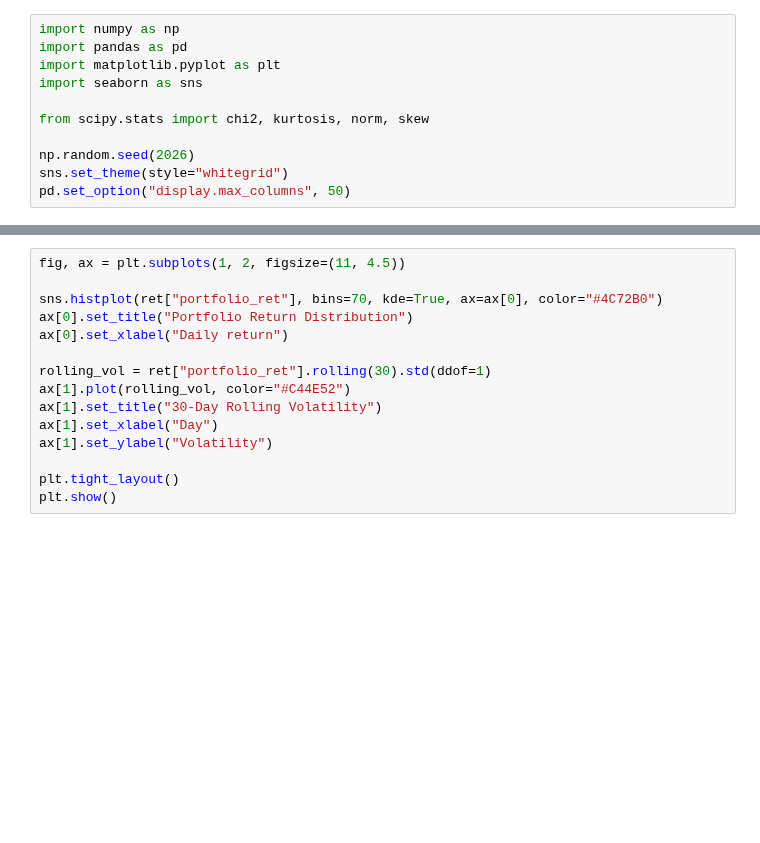
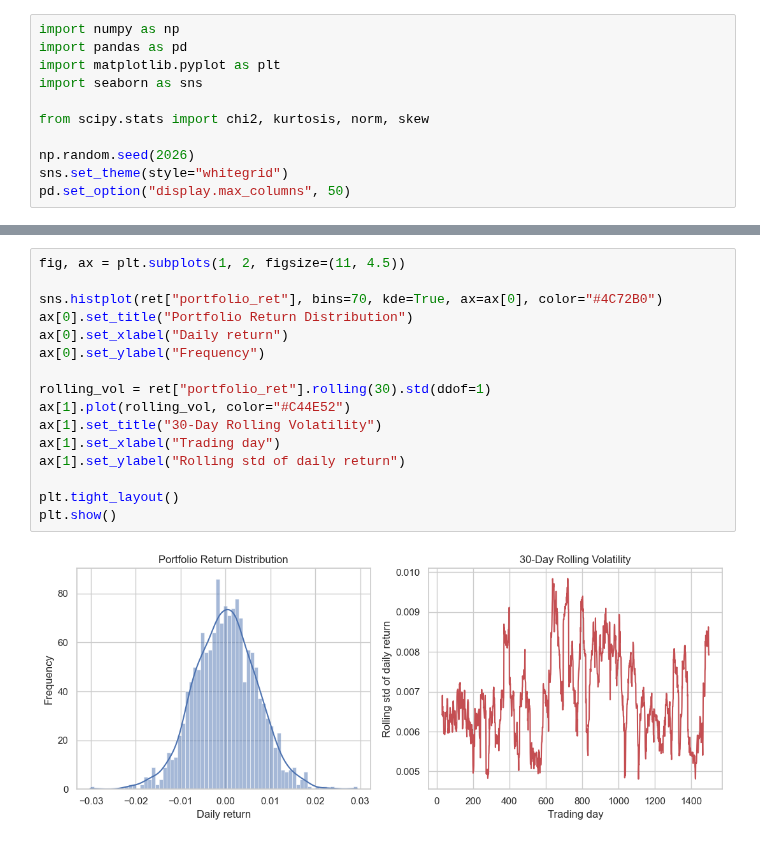
Before and after one commit to DiogoRibeiro7/ds-projects-portfolio, a Jupyter notebook: notebooks/finance_market_risk_var_backtesting.ipynb, the cells around one changed output, grey strips where cells are left out. Saved outputs shown, nothing was run; the diff lists cells and outputs as text; blank space fills up the shorter version.

```diff
--- a/notebooks/finance_market_risk_var_backtesting.ipynb
+++ b/notebooks/finance_market_risk_var_backtesting.ipynb
@@ -81,15 +103,18 @@ stats
 # %%
 fig, ax = plt.subplots(1, 2, figsize=(11, 4.5))
 
 sns.histplot(ret["portfolio_ret"], bins=70, kde=True, ax=ax[0], color="#4C72B0")
 ax[0].set_title("Portfolio Return Distribution")
 ax[0].set_xlabel("Daily return")
+ax[0].set_ylabel("Frequency")
 
 rolling_vol = ret["portfolio_ret"].rolling(30).std(ddof=1)
 ax[1].plot(rolling_vol, color="#C44E52")
 ax[1].set_title("30-Day Rolling Volatility")
-ax[1].set_xlabel("Day")
-ax[1].set_ylabel("Volatility")
+ax[1].set_xlabel("Trading day")
+ax[1].set_ylabel("Rolling std of daily return")
 
 plt.tight_layout()
 plt.show()
+# %% [output]
+[figure, added]
```
Also changed, not shown: parts of 26 cells of this notebook, 4 other files.
